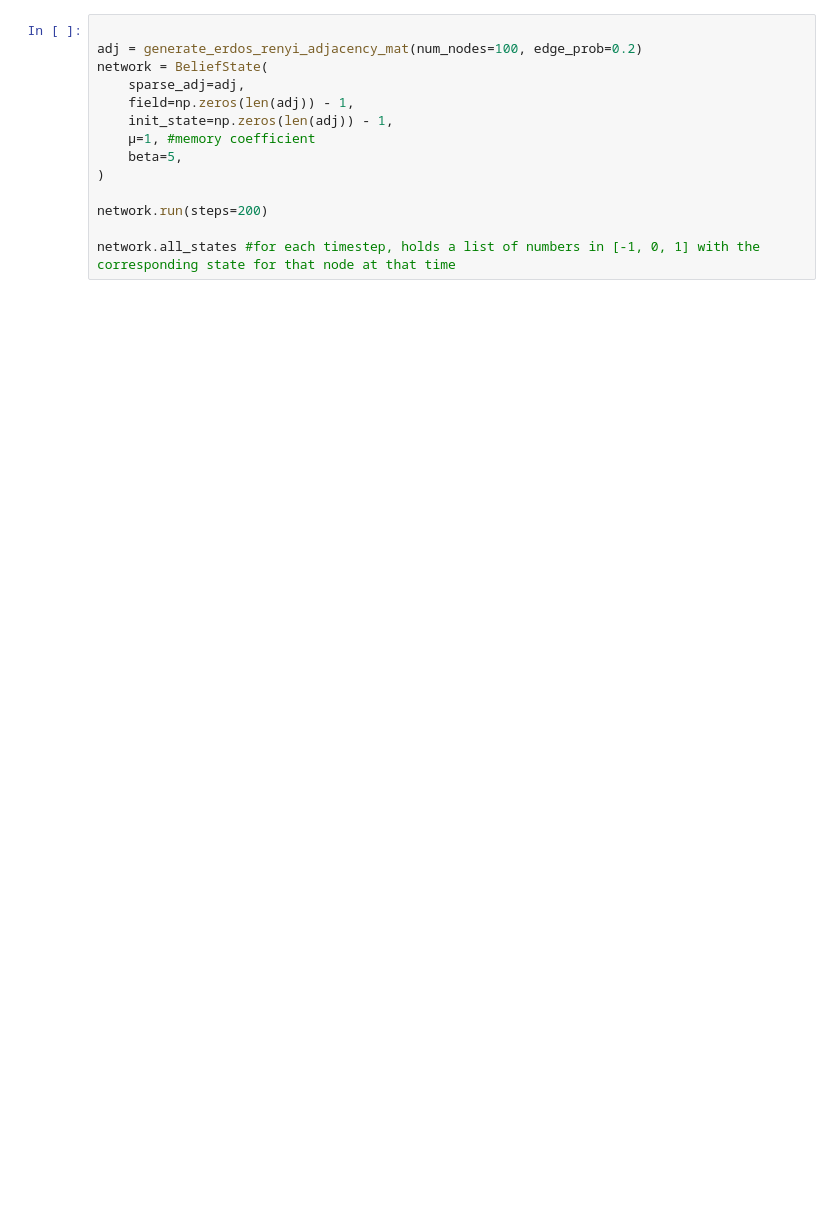
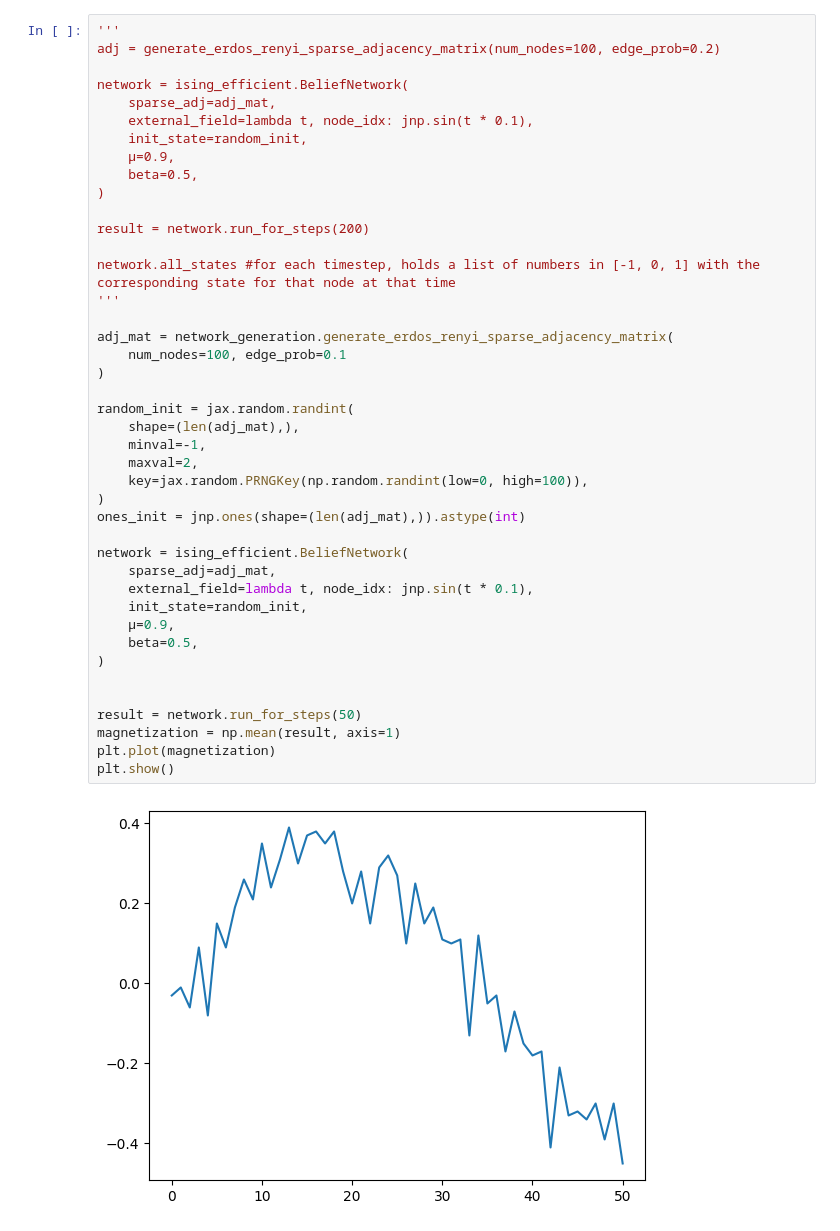
Before and after one commit to Whatisthisname/ComplexSystem, a Jupyter notebook: diameter.ipynb, the cells around one changed output. Saved outputs shown, nothing was run; the diff lists cells and outputs as text; blank space fills up the shorter version.

```diff
--- a/diameter.ipynb
+++ b/diameter.ipynb
@@ -137,19 +135,49 @@ def belief_state_diameters_over_time(sparse_adj: Sparse_Adjacency_Matrix, all_st
 
     return results
 # %%
+'''
+adj = generate_erdos_renyi_sparse_adjacency_matrix(num_nodes=100, edge_prob=0.2)
 
-adj = generate_erdos_renyi_adjacency_mat(num_nodes=100, edge_prob=0.2)
-network = BeliefState(
-    sparse_adj=adj,
-    field=np.zeros(len(adj)) - 1,
-    init_state=np.zeros(len(adj)) - 1,
-    µ=1, #memory coefficient
-    beta=5,
+network = ising_efficient.BeliefNetwork(
+    sparse_adj=adj_mat,
+    external_field=lambda t, node_idx: jnp.sin(t * 0.1),
+    init_state=random_init,
+    µ=0.9,
+    beta=0.5,
 )
 
-network.run(steps=200)
+result = network.run_for_steps(200)
 
 network.all_states #for each timestep, holds a list of numbers in [-1, 0, 1] with the corresponding state for that node at that time
+'''
+
+adj_mat = network_generation.generate_erdos_renyi_sparse_adjacency_matrix(
+    num_nodes=100, edge_prob=0.1
+)
+
+random_init = jax.random.randint(
+    shape=(len(adj_mat),),
+    minval=-1,
+    maxval=2,
+    key=jax.random.PRNGKey(np.random.randint(low=0, high=100)),
+)
+ones_init = jnp.ones(shape=(len(adj_mat),)).astype(int)
+
+network = ising_efficient.BeliefNetwork(
+    sparse_adj=adj_mat,
+    external_field=lambda t, node_idx: jnp.sin(t * 0.1),
+    init_state=random_init,
+    µ=0.9,
+    beta=0.5,
+)
+
+
+result = network.run_for_steps(50)
+magnetization = np.mean(result, axis=1)
+plt.plot(magnetization)
+plt.show()
+# %% [output]
+[figure, added]
 # %%
 '''
 #test 1
```
Also changed, not shown: parts of 4 cells of this notebook, 3 other files.
